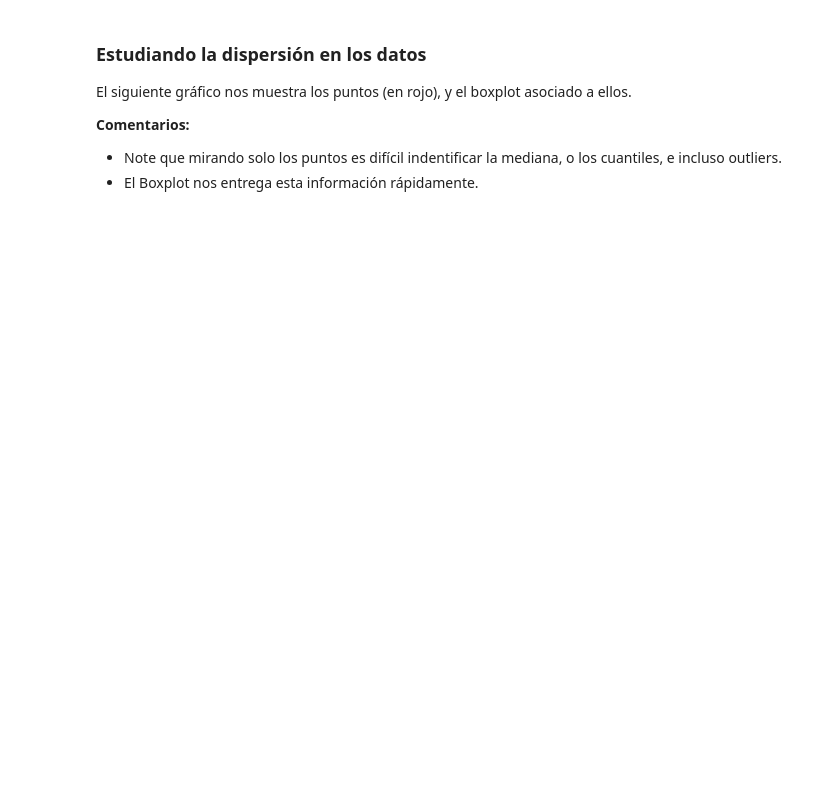
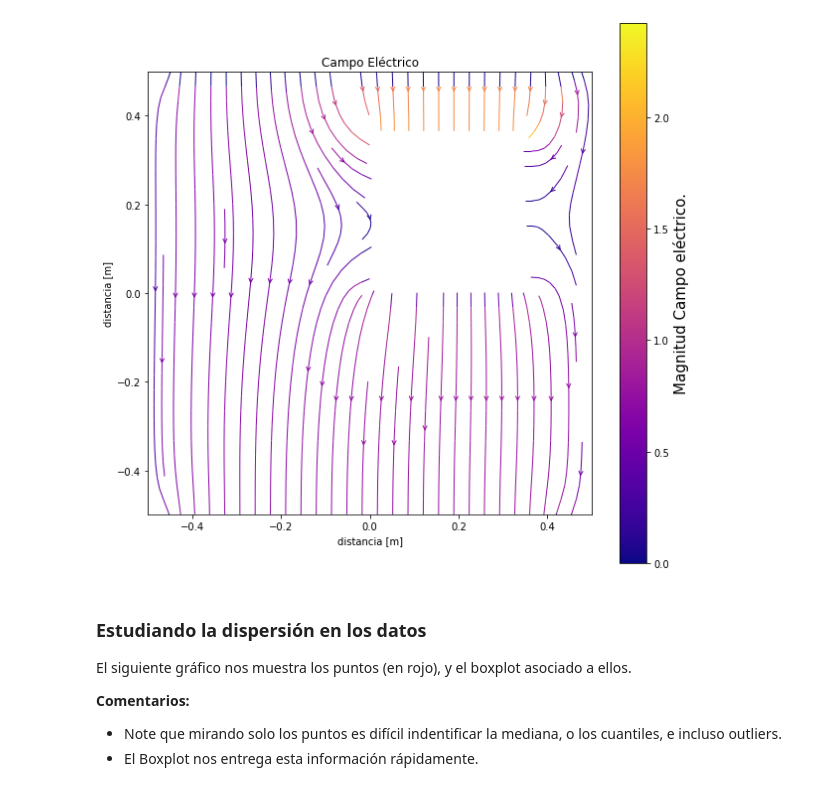
Before and after one commit to foncheto/FCD, a Jupyter notebook: Boxplots.ipynb, the cells around one changed output. Drawn from its saved outputs; the diff is of its cells as text; code cells hidden in the pictures; blank space fills up the shorter version.

```diff
--- a/Boxplots.ipynb
+++ b/Boxplots.ipynb
@@ -33,3 +88,17 @@ df.describe() #claramente notamos asimetria en estos datos (compare la mediana c
+# %%
+fig, ax = plt.subplots(1, 1, figsize=(10, 10))
+color = (np.hypot(Ex, Ey))
+f = plt.streamplot(x, y, Ex, Ey, color=color,linewidth=1, cmap='plasma',
+              density=1, arrowstyle='->', arrowsize=1)
+cbar = fig.colorbar(f.lines)
+cbar.ax.set_ylabel('Magnitud Campo eléctrico.',fontsize=15)
+ax.set_aspect('equal')
+ax.set_title('Campo Eléctrico')
+ax.set_xlabel('distancia [m]')
+ax.set_ylabel('distancia [m]')
+plt.show()
+# %% [output]
+[figure, added]
 # %% [markdown]
 ### **Estudiando la dispersión en los datos**
 
```
Also changed, not shown: parts of 10 cells of this notebook, 12 other files.
